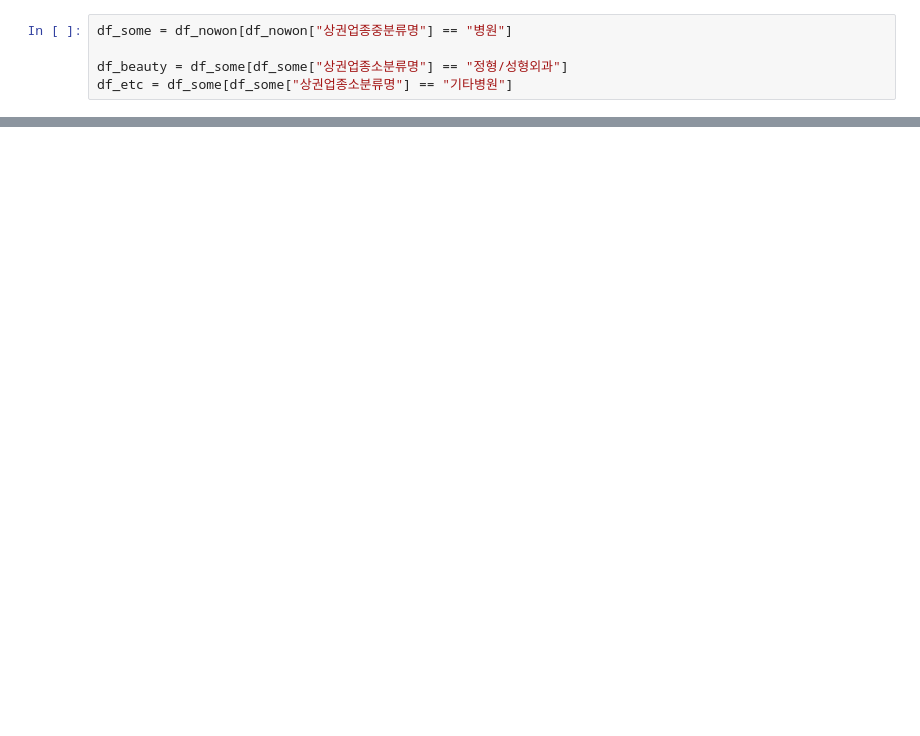
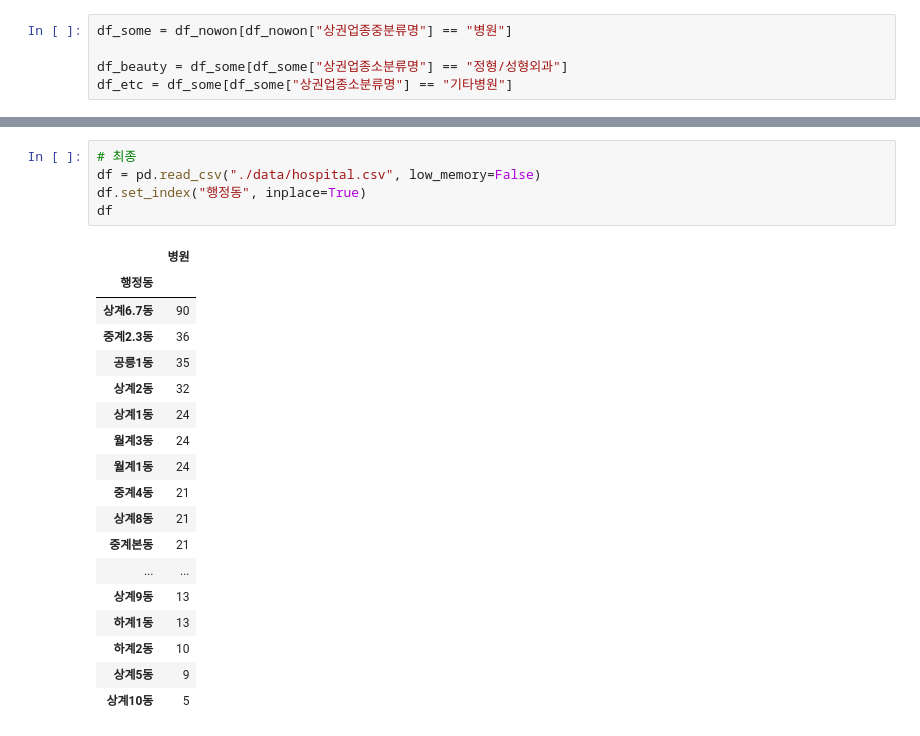
Before and after one commit to seoyoungSohn/CapstoneDesign1, a Jupyter notebook: old_infra/병원 데이터 전처리.ipynb, the cells around one changed output, grey strips where cells are left out. Saved outputs shown, nothing was run; the diff lists cells and outputs as text; blank space fills up the shorter version.

```diff
--- a/old_infra/병원 데이터 전처리.ipynb
+++ b/old_infra/병원 데이터 전처리.ipynb
@@ -96,2 +96,26 @@ etc["행정동명"].value_counts()
 중계1동      1
 Name: 행정동명, dtype: int64
+# %%
+# 최종
+df = pd.read_csv("./data/hospital.csv", low_memory=False)
+df.set_index("행정동", inplace=True)
+df
+# %% [output]
+|  | 병원 |
+| 행정동 |  |
+| 상계6.7동 | 90 |
+| 중계2.3동 | 36 |
+| 공릉1동 | 35 |
+| 상계2동 | 32 |
+| 상계1동 | 24 |
+| 월계3동 | 24 |
+| 월계1동 | 24 |
+| 중계4동 | 21 |
+| 상계8동 | 21 |
+| 중계본동 | 21 |
+| ... | ... |
+| 상계9동 | 13 |
+| 하계1동 | 13 |
+| 하계2동 | 10 |
+| 상계5동 | 9 |
+| 상계10동 | 5 |
```
Also changed, not shown: parts of 4 cells of this notebook.
